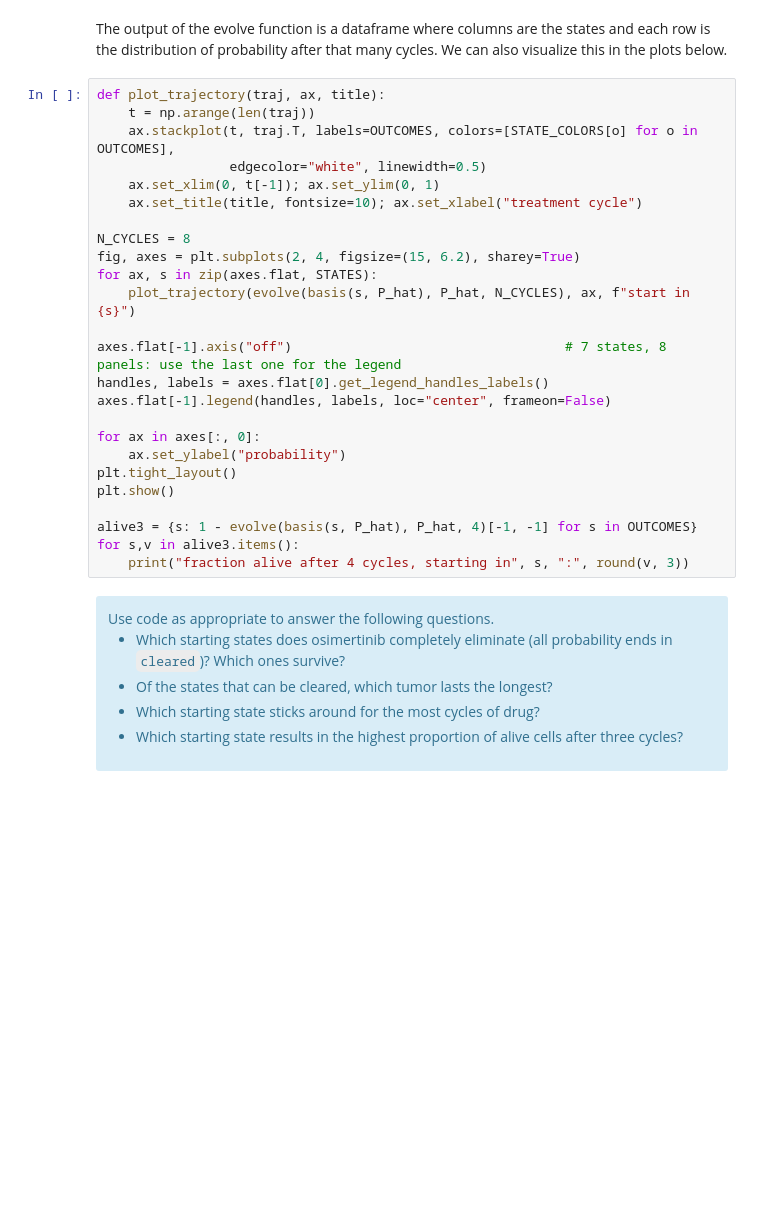
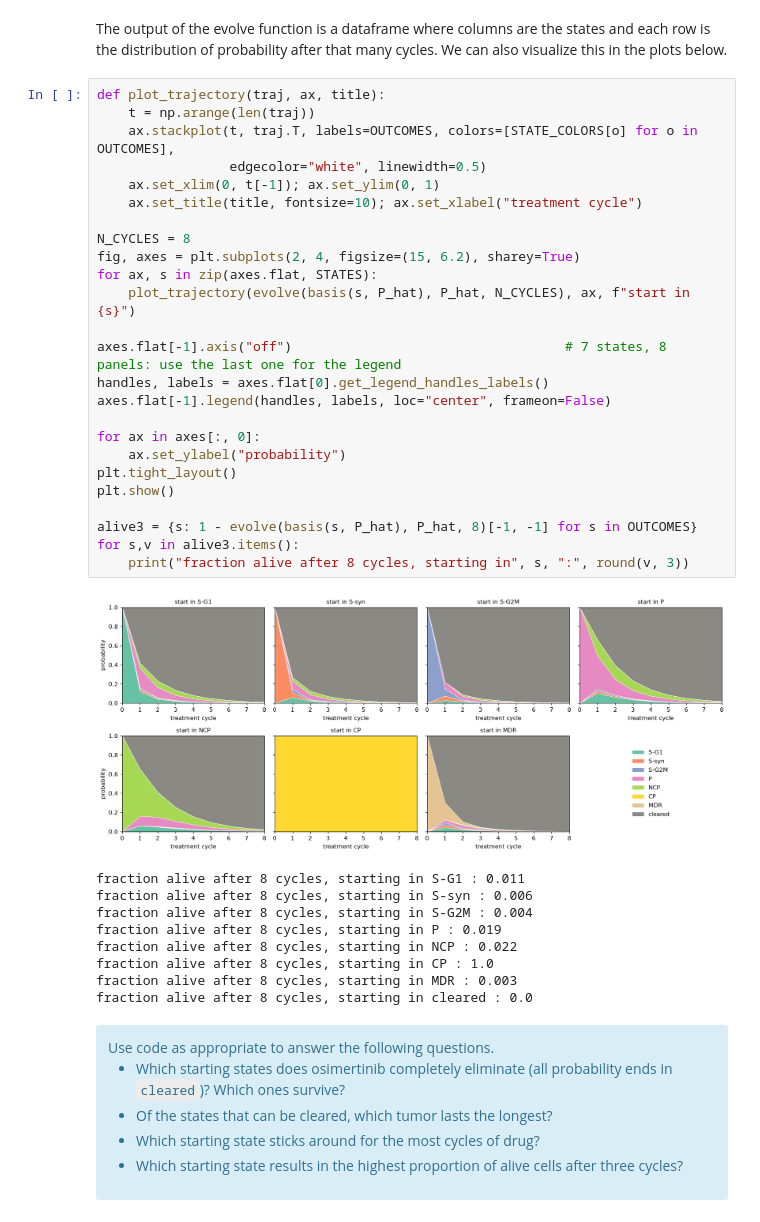
Before and after one commit to wesleyfletcher/UU_F26_templates, a Jupyter notebook: Week10/thursday_lab/Lab09_markov_chain.ipynb, the cells around one changed output. Cells and saved outputs as stored; diff of their text form; blank space fills up the shorter version.

```diff
--- a/Week10/thursday_lab/Lab09_markov_chain.ipynb
+++ b/Week10/thursday_lab/Lab09_markov_chain.ipynb
@@ -189,28 +241,38 @@ The output of the evolve function is a dataframe where columns are the states an
 # %%
 def plot_trajectory(traj, ax, title):
     t = np.arange(len(traj))
     ax.stackplot(t, traj.T, labels=OUTCOMES, colors=[STATE_COLORS[o] for o in OUTCOMES],
                  edgecolor="white", linewidth=0.5)
     ax.set_xlim(0, t[-1]); ax.set_ylim(0, 1)
     ax.set_title(title, fontsize=10); ax.set_xlabel("treatment cycle")
 
 N_CYCLES = 8
 fig, axes = plt.subplots(2, 4, figsize=(15, 6.2), sharey=True)
 for ax, s in zip(axes.flat, STATES):
     plot_trajectory(evolve(basis(s, P_hat), P_hat, N_CYCLES), ax, f"start in {s}")
 
 axes.flat[-1].axis("off")                                   # 7 states, 8 panels: use the last one for the legend
 handles, labels = axes.flat[0].get_legend_handles_labels()
 axes.flat[-1].legend(handles, labels, loc="center", frameon=False)
 
 for ax in axes[:, 0]:
     ax.set_ylabel("probability")
 plt.tight_layout()
 plt.show()
 
-alive3 = {s: 1 - evolve(basis(s, P_hat), P_hat, 4)[-1, -1] for s in OUTCOMES}
+alive3 = {s: 1 - evolve(basis(s, P_hat), P_hat, 8)[-1, -1] for s in OUTCOMES}
 for s,v in alive3.items():
-    print("fraction alive after 4 cycles, starting in", s, ":", round(v, 3))
+    print("fraction alive after 8 cycles, starting in", s, ":", round(v, 3))
+# %% [output]
+[figure, added]
+fraction alive after 8 cycles, starting in S-G1 : 0.011
+fraction alive after 8 cycles, starting in S-syn : 0.006
+fraction alive after 8 cycles, starting in S-G2M : 0.004
+fraction alive after 8 cycles, starting in P : 0.019
+fraction alive after 8 cycles, starting in NCP : 0.022
+fraction alive after 8 cycles, starting in CP : 1.0
+fraction alive after 8 cycles, starting in MDR : 0.003
+fraction alive after 8 cycles, starting in cleared : 0.0
 # %% [markdown]
 <div class='alert alert-info'>
 Use code as appropriate to answer the following questions.
```
Also changed, not shown: parts of 27 cells of this notebook.
